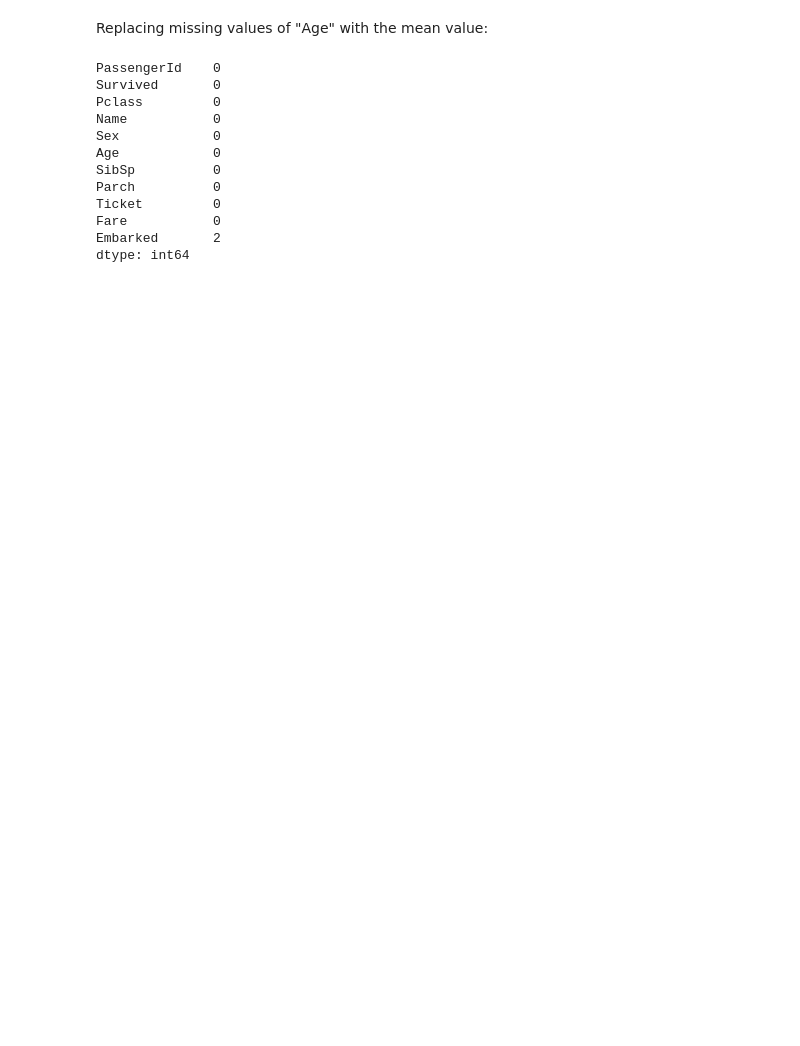
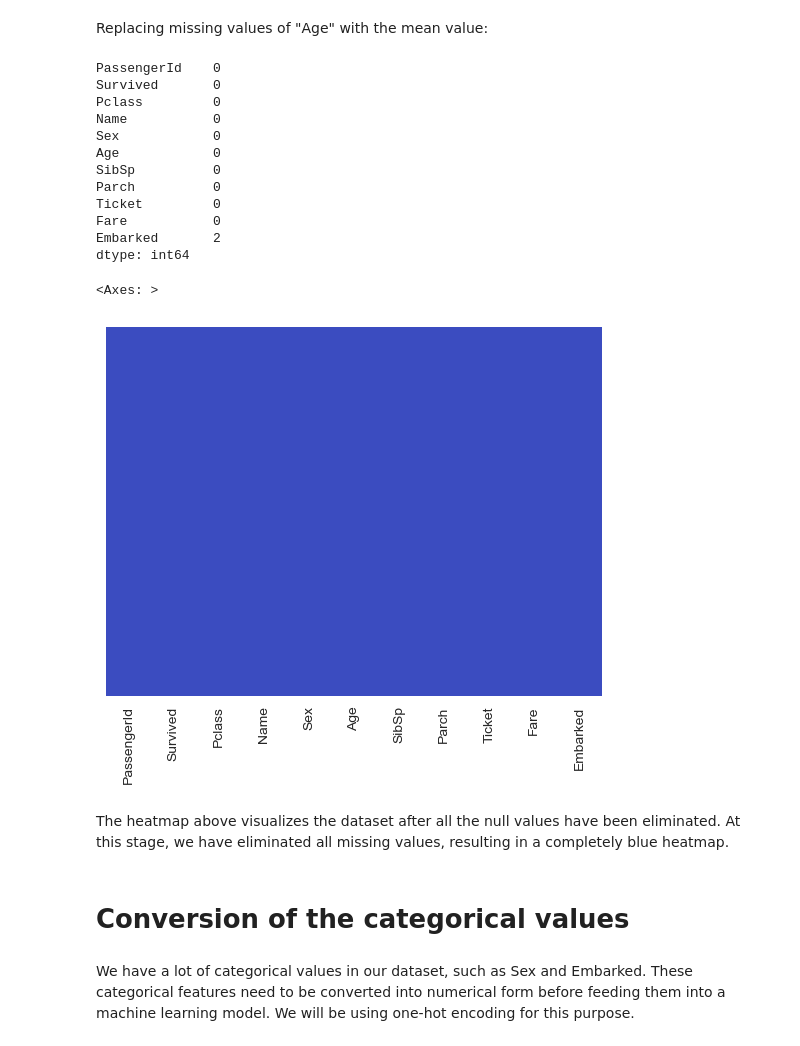
Before and after one commit to aanuk/Titanic-ML-Model, a Jupyter notebook: Titanic ML Model .ipynb, the cells around one changed output. Drawn from its saved outputs; the diff is of its cells as text; code cells hidden in the pictures; blank space fills up the shorter version.

```diff
--- a/Titanic ML Model .ipynb
+++ b/Titanic ML Model .ipynb
@@ -157,3 +150,16 @@ Ticket         0
 Fare           0
 Embarked       2
 dtype: int64
+# %%
+df.dropna(inplace=True)
+# %%
+sns.heatmap(df.isnull(),yticklabels=False,cbar=False,cmap='coolwarm')
+# %% [output]
+<Axes: >
+[figure, added]
+# %% [markdown]
+The heatmap above visualizes the dataset after all the null values have been eliminated. At this stage, we have eliminated all missing values, resulting in a completely blue heatmap.
+# %% [markdown]
+# Conversion of the categorical values
+# %% [markdown]
+We have a lot of categorical values in our dataset, such as Sex and Embarked. These categorical features need to be converted into numerical form before feeding them into a machine learning model. We will be using one-hot encoding for this purpose.
```
Also changed, not shown: parts of 15 cells of this notebook.
